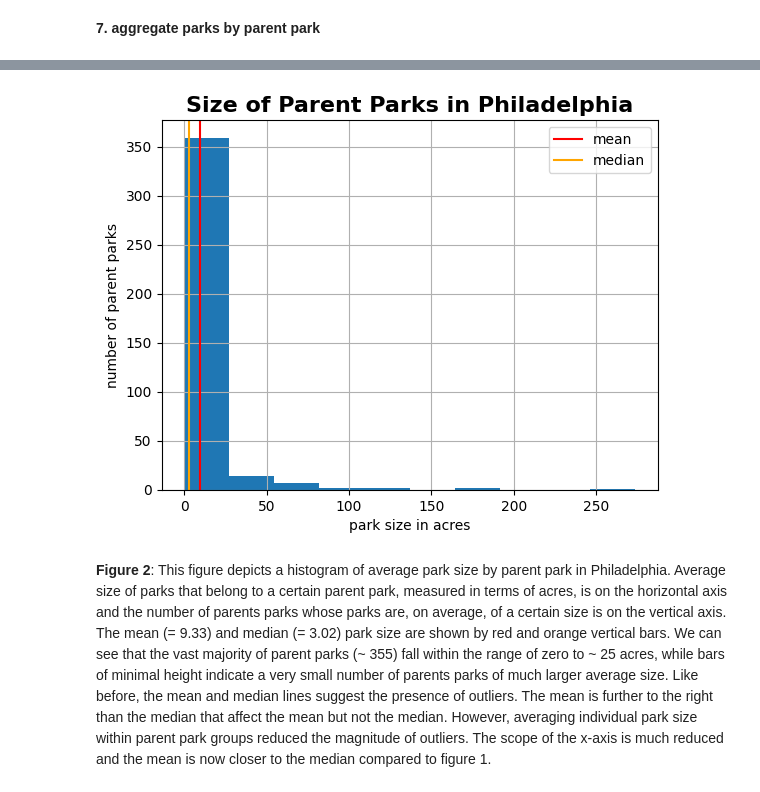
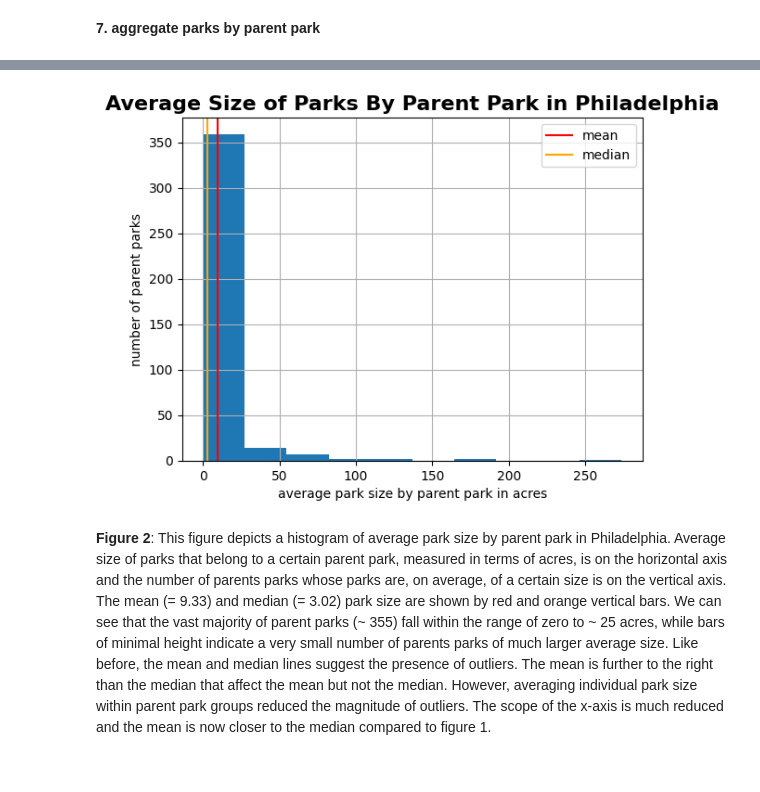
Before and after one commit to Janina712/PUS2024_JBoecher, a Jupyter notebook: HW1/HW1.ipynb, the cells around one changed output, grey strips where cells are left out. Drawn from its saved outputs; the diff is of its cells as text; code cells hidden in the pictures.

```diff
--- a/HW1/HW1.ipynb
+++ b/HW1/HW1.ipynb
@@ -144,13 +146,13 @@ pparks.groupby("PARENT_NAME")["ACREAGE"].mean().median() # group median
 # %%
 ax = pparks.groupby("PARENT_NAME")["ACREAGE"].mean().hist(bins = 10)
-ax.set_title("Size of Parent Parks in Philadelphia", weight = 'bold', size = 16) # figure title
-ax.set_xlabel("park size in acres") # x-axis title
+ax.set_title("Average Size of Parks By Parent Park in Philadelphia", weight = 'bold', size = 16) # figure title
+ax.set_xlabel("average park size by parent park in acres") # x-axis title
 ax.set_ylabel("number of parent parks"); # y-axis title
 ax.axvline(pparks.groupby("PARENT_NAME")["ACREAGE"].mean().mean(), color = "red") # show mean
 ax.axvline(pparks.groupby("PARENT_NAME")["ACREAGE"].mean().median(), color = "orange") # show median
 ax.legend(["mean", "median"]); # show legend
 # %% [output]
-[figure, old version]
+[figure, new version]
 # %% [markdown]
 **Figure 2**: This figure depicts a histogram of average park size by parent park in Philadelphia. Average size of parks that belong to a certain parent park, measured in terms of acres, is on the horizontal axis and the number of parents parks whose parks are, on average, of a certain size is on the vertical axis. The mean (= 9.33) and median (= 3.02) park size are shown by red and orange vertical bars. We can see that the vast majority of parent parks (~ 355) fall within the range of zero to ~ 25 acres, while bars of minimal height indicate a very small number of parents parks of much larger average size. Like before, the mean and median lines suggest the presence of outliers. The mean is further to the right than the median that affect the mean but not the median. However, averaging individual park size within parent park groups reduced the magnitude of outliers. The scope of the x-axis is much reduced and the mean is now closer to the median compared to figure 1.
 # %% [markdown]
```
Also changed, not shown: parts of 1 cell of this notebook.
